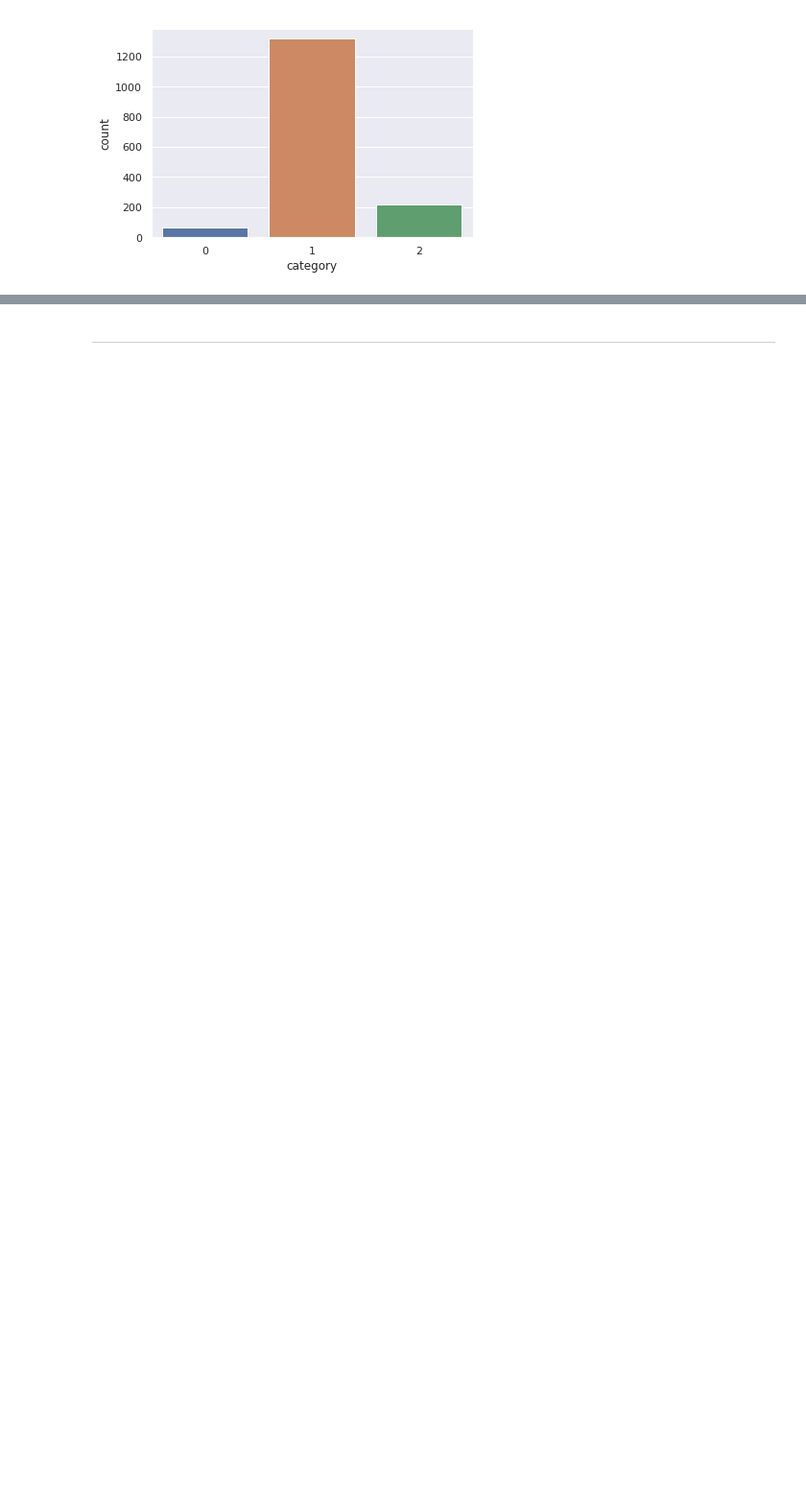
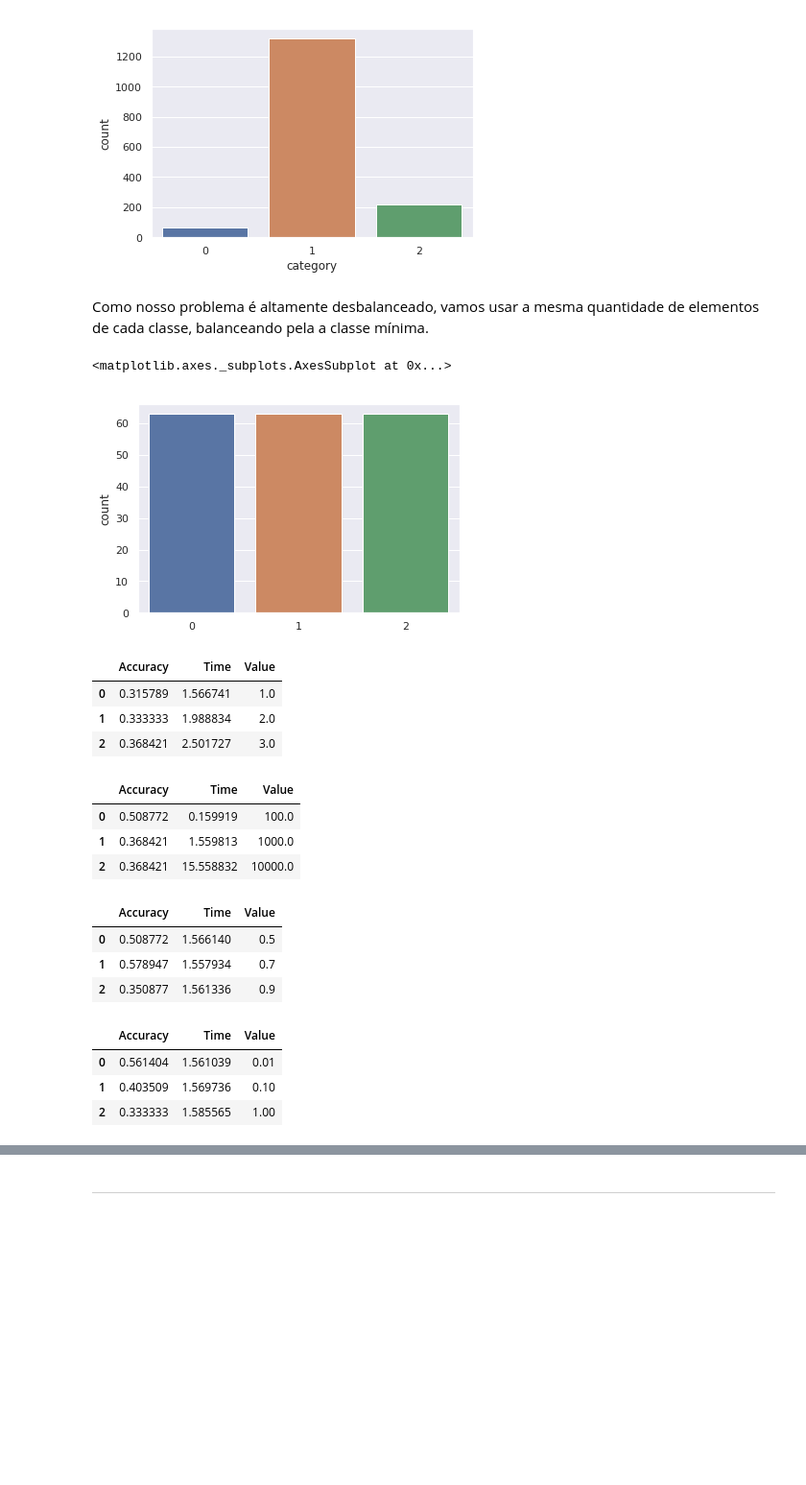
Before and after one commit to BrunoGomesCoelho/doodling-network, a Jupyter notebook: ex3/mlp-new.ipynb, the cells around one changed output, grey strips where cells are left out. Shown at 96% size. Cells and saved outputs as stored; diff of their text form; code cells hidden in the pictures; blank space fills up the shorter version.

```diff
--- a/ex3/mlp-new.ipynb
+++ b/ex3/mlp-new.ipynb
@@ -202,5 +168,0 @@ x_test = x.iloc[delim:]
-# %%
-x_train, x_test, scaler, y = normalize_data(x_train, x_test,
-                                            y.values.reshape(-1, 1))
-y_train = y[:delim]
-y_test = y[delim:]
@@ -236,11 +168,0 @@ t.c
-# %%
-TARGET = "category"
-df = pd.read_csv("winequality-red.csv")
-old_x, old_y = load_and_analyze("winequality-red.csv", target=TARGET)
-
-idx = (old_y - 1).astype(bool)
-
-x = old_x.copy(deep=True)[idx]
-x = x.append(old_x[~idx].sample(200))
-
-y = old_y.loc[x.index]
@@ -255,5 +168,0 @@ sns.countplot(y)
-# %%
-x.reset_index(inplace=True, drop=True)
-y.reset_index(drop=True, inplace=True)
-x = x.sample(frac=1)
-y = y.sample(frac=1)
@@ -427,11 +204,14 @@ def load_and_analyze(filename, target, header=0):
         x = df.drop(columns=[target])
         y = df[target]
     else:
-        x = df.iloc[:, :-1]
-        y = df.iloc[:, -1]
-        sns.distplot(y, hist=False)
+        x = df.iloc[:, :-2]
+        y1 = df.iloc[:, -1]
+        y2 = df.iloc[:, -2]
+        y = [y1, y2]
+        sns.distplot(y1, hist=False)
+        plt.show()
+        sns.distplot(y2, hist=False)
     plt.show()
-
     return x, y
 # %% [markdown]
 Função  para normalizar os dados que vamos utilizar posteriormente
@@ -542,3 +328,15 @@ x, y = load_and_analyze("winequality-red.csv", target=TARGET)
 # %% [output]
 Temos 0 nulos na nossa tabela
 [figure]
+# %% [markdown]
+Como nosso problema é altamente desbalanceado, vamos usar a mesma quantidade de elementos de cada classe, balanceando pela a classe mínima.
+# %%
+amount = (y == 0).sum()
+valid_idxs = pd.Series()
+for i in range(3):
+    valid = y[y==i].sample(amount)
+    valid_idxs = valid_idxs.append(valid)
+sns.countplot(valid_idxs)
+# %% [output]
+<matplotlib.axes._subplots.AxesSubplot at 0x...>
+[figure, added]
@@ -545,2 +346,30 @@ Temos 0 nulos na nossa tabela
 # %%
 results = run_various_experiments(x, y)
+# %%
+results["hidden_layers"]
+# %% [output]
+|  | Accuracy | Time | Value |
+| 0 | 0.315789 | 1.566741 | 1.0 |
+| 1 | 0.333333 | 1.988834 | 2.0 |
+| 2 | 0.368421 | 2.501727 | 3.0 |
+# %%
+results["cicles"]
+# %% [output]
+|  | Accuracy | Time | Value |
+| 0 | 0.508772 | 0.159919 | 100.0 |
+| 1 | 0.368421 | 1.559813 | 1000.0 |
+| 2 | 0.368421 | 15.558832 | 10000.0 |
+# %%
+results["momentum"]
+# %% [output]
+|  | Accuracy | Time | Value |
+| 0 | 0.508772 | 1.566140 | 0.5 |
+| 1 | 0.578947 | 1.557934 | 0.7 |
+| 2 | 0.350877 | 1.561336 | 0.9 |
+# %%
+results["lr"]
+# %% [output]
+|  | Accuracy | Time | Value |
+| 0 | 0.561404 | 1.561039 | 0.01 |
+| 1 | 0.403509 | 1.569736 | 0.10 |
+| 2 | 0.333333 | 1.585565 | 1.00 |
```
Also changed, not shown: parts of 42 cells of this notebook.
